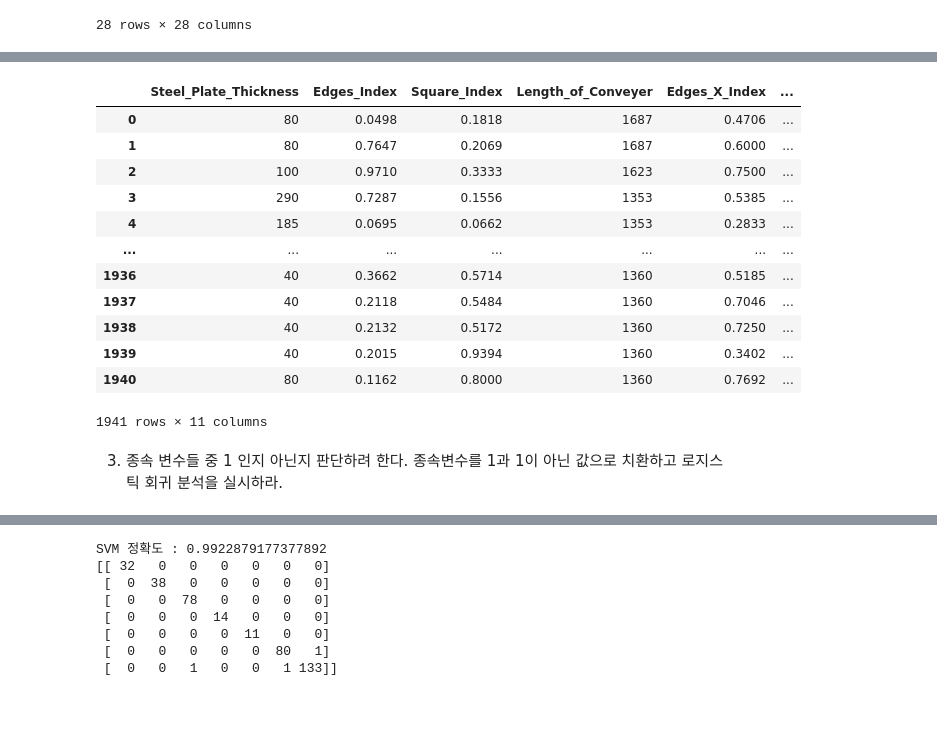
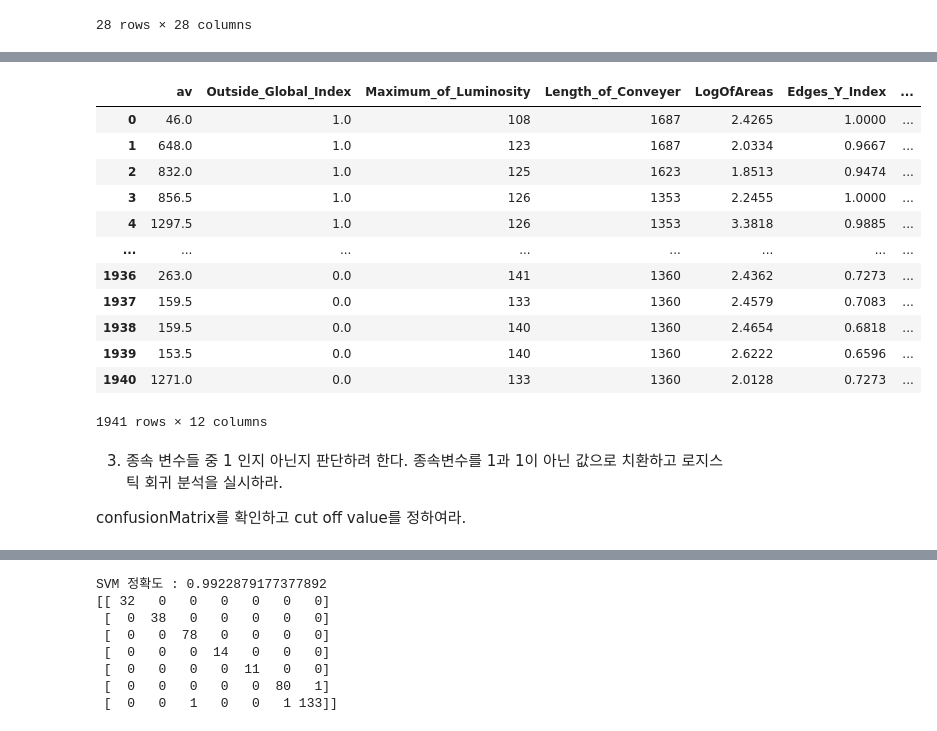
Before and after one commit to suhyehye/ADP-study, a Jupyter notebook: Kaggle1/캐글모의고사/15회/1.ipynb, the cells around one changed output, grey strips where cells are left out. Cells and saved outputs as stored; diff of their text form; code cells hidden in the pictures.

```diff
--- a/Kaggle1/캐글모의고사/15회/1.ipynb
+++ b/Kaggle1/캐글모의고사/15회/1.ipynb
@@ -73,7 +72,7 @@ data.describe()
 표준편차와 비교했을 때, 평균과 최대/최솟값 차이가 많이나는 경우 이상치가 존재한다고 판단.
 # %%
 import matplotlib.pyplot as plt
-target = data['target'].value_counts()
+target = df['target'].value_counts()
 
 plt.bar(target.index, target.values, width=0.8, bottom=None,align='center')
 # %% [output]
@@ -132,3 +96,13 @@ sns.heatmap(x, xticklabels = x.columns, yticklabels=x.columns,
 # %% [output]
 <AxesSubplot:>
 [figure]
+# %%
+#numeric 타입이지만 범주형 변수의 경우 아래와 같은 분포를 보인다.
+
+for col in df.columns:
+    target = df[col]
+
+    if target.nunique()<=10:
+        print(col,target.unique())
+        display(target.value_counts().to_frame())
+        print()
@@ -136,3 +133,20 @@ sns.heatmap(x, xticklabels = x.columns, yticklabels=x.columns,
 2. 변수선택(VIF),파생변수 선택,데이터 분할(train/test(20%))
 
 시각화와 통계량을 제시할 것
+# %%
+#파생변수로 x_minimum과 x_maximum의 평균값을 만든다.
+
+from statsmodels.formula.api import ols
+from statsmodels.stats.outliers_influence import variance_inflation_factor
+
+df['av'] = (df['X_Minimum'] + df['X_Maximum'])/2
+
+#회귀식 생성
+value = '+'.join(list(df.drop(columns = ['target']).columns))
+model = ols(f'target ~ {value}',df)
+model.exog_names
+
+vif = pd.DataFrame({'col':col,'VIF':variance_inflation_factor(model.exog,i)}
+                   for i , col in enumerate(model.exog_names[1:])).sort_values('VIF',ascending=False)
+
+vif
@@ -159,12 +193,3 @@ corr
 | SigmoidOfAreas | -0.355251 | -0.286736 | 0.025257 | 0.025284 | 0.422947 | 0.380605 | 0.191772 | 0.464248 | ... |
 | target | 0.291760 | 0.269444 | 0.000106 | 0.000093 | -0.239093 | -0.190590 | -0.096233 | -0.264962 | ... |
 28 rows × 28 columns
-# %%
-#VIF
-from statsmodels.stats.outliers_influence import variance_inflation_factor
-
-vif = pd.DataFrame()
-vif['VIF'] = [variance_inflation_factor(x.values,i) for i in range(x.shape[1])]
-vif['features'] = x.columns
-vif = vif.sort_values("VIF").reset_index(drop=True)
-vif
@@ -189,21 +196,21 @@ vif
 # %%
-df2 = data.copy()[list(vif[vif.VIF < 10].features.values) + ['target']]
+df2 = df.copy()[list(vif[vif.VIF < 10].col.values) + ['target']]
 
 df2
 # %% [output]
-|  | Steel_Plate_Thickness | Edges_Index | Square_Index | Length_of_Conveyer | Edges_X_Index | ... |
-| 0 | 80 | 0.0498 | 0.1818 | 1687 | 0.4706 | ... |
-| 1 | 80 | 0.7647 | 0.2069 | 1687 | 0.6000 | ... |
-| 2 | 100 | 0.9710 | 0.3333 | 1623 | 0.7500 | ... |
-| 3 | 290 | 0.7287 | 0.1556 | 1353 | 0.5385 | ... |
-| 4 | 185 | 0.0695 | 0.0662 | 1353 | 0.2833 | ... |
-| ... | ... | ... | ... | ... | ... | ... |
-| 1936 | 40 | 0.3662 | 0.5714 | 1360 | 0.5185 | ... |
-| 1937 | 40 | 0.2118 | 0.5484 | 1360 | 0.7046 | ... |
-| 1938 | 40 | 0.2132 | 0.5172 | 1360 | 0.7250 | ... |
-| 1939 | 40 | 0.2015 | 0.9394 | 1360 | 0.3402 | ... |
-| 1940 | 80 | 0.1162 | 0.8000 | 1360 | 0.7692 | ... |
+|  | av | Outside_Global_Index | Maximum_of_Luminosity | Length_of_Conveyer | LogOfAreas | Edges_Y_Index | ... |
+| 0 | 46.0 | 1.0 | 108 | 1687 | 2.4265 | 1.0000 | ... |
+| 1 | 648.0 | 1.0 | 123 | 1687 | 2.0334 | 0.9667 | ... |
+| 2 | 832.0 | 1.0 | 125 | 1623 | 1.8513 | 0.9474 | ... |
+| 3 | 856.5 | 1.0 | 126 | 1353 | 2.2455 | 1.0000 | ... |
+| 4 | 1297.5 | 1.0 | 126 | 1353 | 3.3818 | 0.9885 | ... |
+| ... | ... | ... | ... | ... | ... | ... | ... |
+| 1936 | 263.0 | 0.0 | 141 | 1360 | 2.4362 | 0.7273 | ... |
+| 1937 | 159.5 | 0.0 | 133 | 1360 | 2.4579 | 0.7083 | ... |
+| 1938 | 159.5 | 0.0 | 140 | 1360 | 2.4654 | 0.6818 | ... |
+| 1939 | 153.5 | 0.0 | 140 | 1360 | 2.6222 | 0.6596 | ... |
+| 1940 | 1271.0 | 0.0 | 133 | 1360 | 2.0128 | 0.7273 | ... |
-1941 rows × 11 columns
+1941 rows × 12 columns
 # %%
 from sklearn.model_selection import train_test_split
 
@@ -212,3 +219,6 @@ y = df2[['target']]
 x_train, x_test, y_train, y_test = train_test_split(x,y,test_size=0.2,stratify=y)
 # %% [markdown]
 3. 종속 변수들 중 1 인지 아닌지 판단하려 한다. 종속변수를 1과 1이 아닌 값으로 치환하고 로지스틱 회귀 분석을 실시하라.
+
+
+confusionMatrix를 확인하고 cut off value를 정하여라.
```
Also changed, not shown: parts of 28 cells of this notebook.
